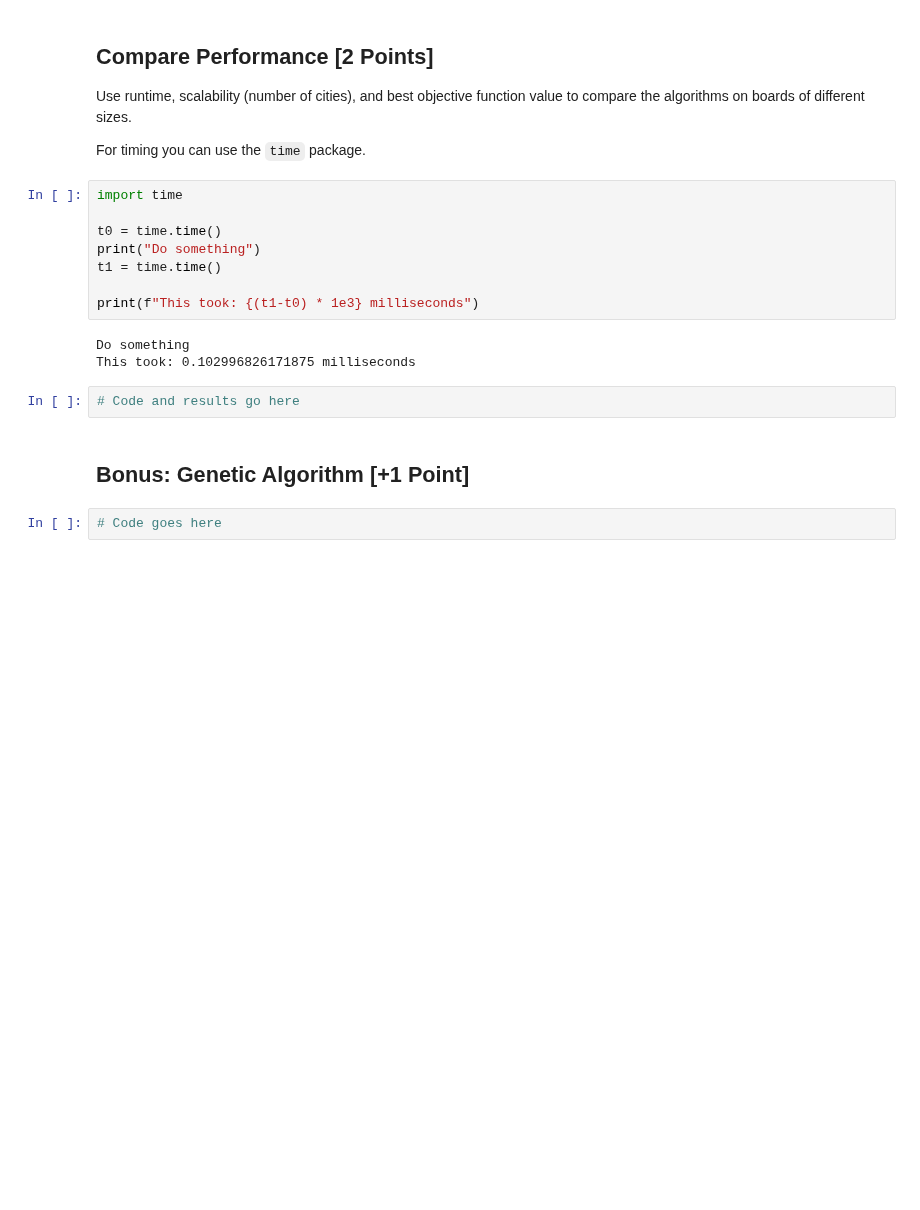
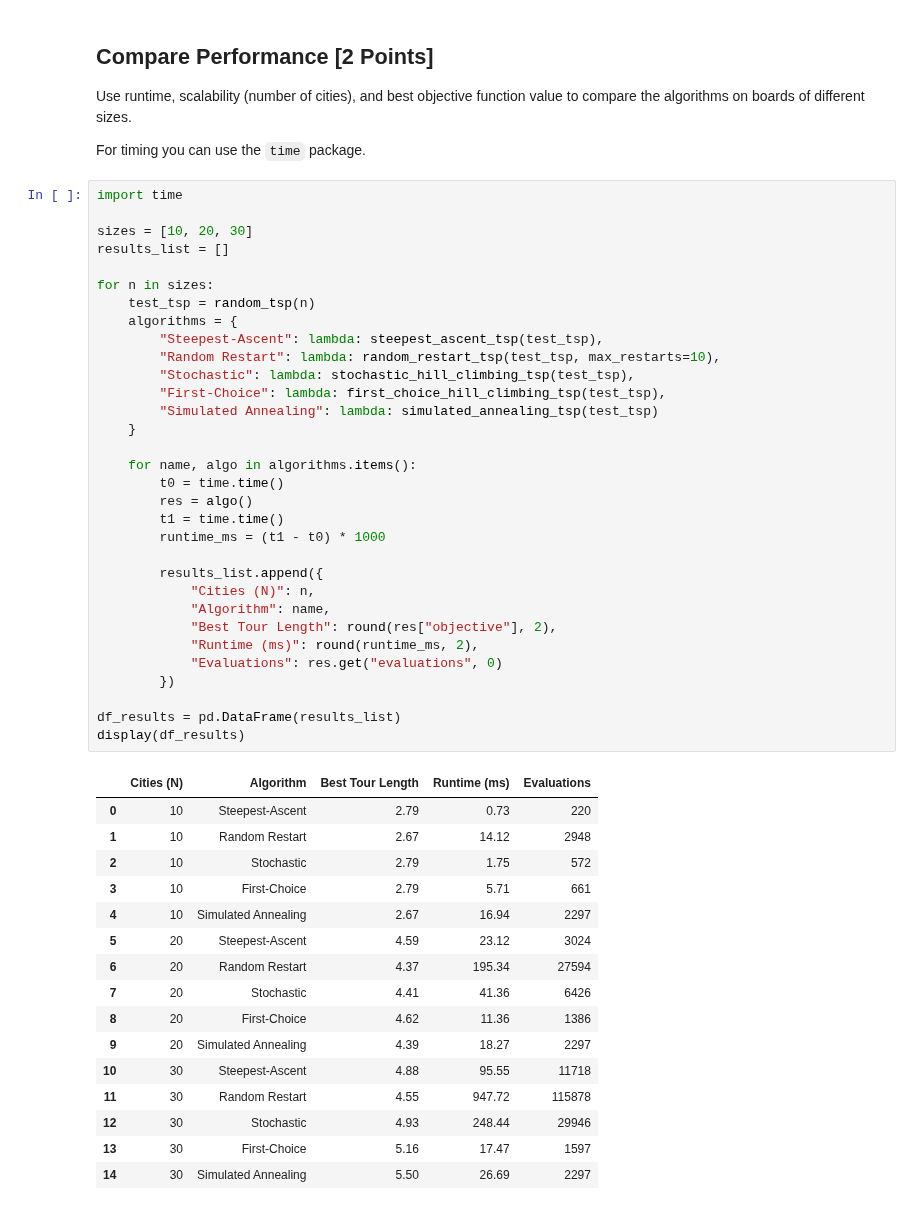
Before and after one commit to minhhailtv6a1/Team_Project_TTNTNC_2025_2026, a Jupyter notebook: lab03 - local search/traveling_salesman_problem.ipynb, the cells around one changed output. Cells and saved outputs as stored; diff of their text form; blank space fills up the shorter version.

```diff
--- a/lab03 - local search/traveling_salesman_problem.ipynb
+++ b/lab03 - local search/traveling_salesman_problem.ipynb
@@ -161,20 +423,52 @@ First-choice hill climbing is a type of stochastic hill climbing that generates
 Use runtime, scalability (number of cities), and best objective function value to compare the algorithms on boards of different sizes.
 
 For timing you can use the `time` package.
-# %%
-import time
-
-t0 = time.time()
-print("Do something")
-t1 = time.time()
-
-print(f"This took: {(t1-t0) * 1e3} milliseconds")
-# %% [output]
-Do something
-This took: 0.102996826171875 milliseconds
-# %%
-# Code and results go here
-# %% [markdown]
-## Bonus: Genetic Algorithm [+1 Point]
-# %%
-# Code goes here
+# %%
+import time
+
+sizes = [10, 20, 30]
+results_list = []
+
+for n in sizes:
+    test_tsp = random_tsp(n)
+    algorithms = {
+        "Steepest-Ascent": lambda: steepest_ascent_tsp(test_tsp),
+        "Random Restart": lambda: random_restart_tsp(test_tsp, max_restarts=10),
+        "Stochastic": lambda: stochastic_hill_climbing_tsp(test_tsp),
+        "First-Choice": lambda: first_choice_hill_climbing_tsp(test_tsp),
+        "Simulated Annealing": lambda: simulated_annealing_tsp(test_tsp)
+    }
+
+    for name, algo in algorithms.items():
+        t0 = time.time()
+        res = algo()
+        t1 = time.time()
+        runtime_ms = (t1 - t0) * 1000
+
+        results_list.append({
+            "Cities (N)": n,
+            "Algorithm": name,
+            "Best Tour Length": round(res["objective"], 2),
+            "Runtime (ms)": round(runtime_ms, 2),
+            "Evaluations": res.get("evaluations", 0)
+        })
+
+df_results = pd.DataFrame(results_list)
+display(df_results)
+# %% [output]
+|  | Cities (N) | Algorithm | Best Tour Length | Runtime (ms) | Evaluations |
+| 0 | 10 | Steepest-Ascent | 2.79 | 0.73 | 220 |
+| 1 | 10 | Random Restart | 2.67 | 14.12 | 2948 |
+| 2 | 10 | Stochastic | 2.79 | 1.75 | 572 |
+| 3 | 10 | First-Choice | 2.79 | 5.71 | 661 |
+| 4 | 10 | Simulated Annealing | 2.67 | 16.94 | 2297 |
+| 5 | 20 | Steepest-Ascent | 4.59 | 23.12 | 3024 |
+| 6 | 20 | Random Restart | 4.37 | 195.34 | 27594 |
+| 7 | 20 | Stochastic | 4.41 | 41.36 | 6426 |
+| 8 | 20 | First-Choice | 4.62 | 11.36 | 1386 |
+| 9 | 20 | Simulated Annealing | 4.39 | 18.27 | 2297 |
+| 10 | 30 | Steepest-Ascent | 4.88 | 95.55 | 11718 |
+| 11 | 30 | Random Restart | 4.55 | 947.72 | 115878 |
+| 12 | 30 | Stochastic | 4.93 | 248.44 | 29946 |
+| 13 | 30 | First-Choice | 5.16 | 17.47 | 1597 |
+| 14 | 30 | Simulated Annealing | 5.50 | 26.69 | 2297 |
```
Also changed, not shown: parts of 24 cells of this notebook.
